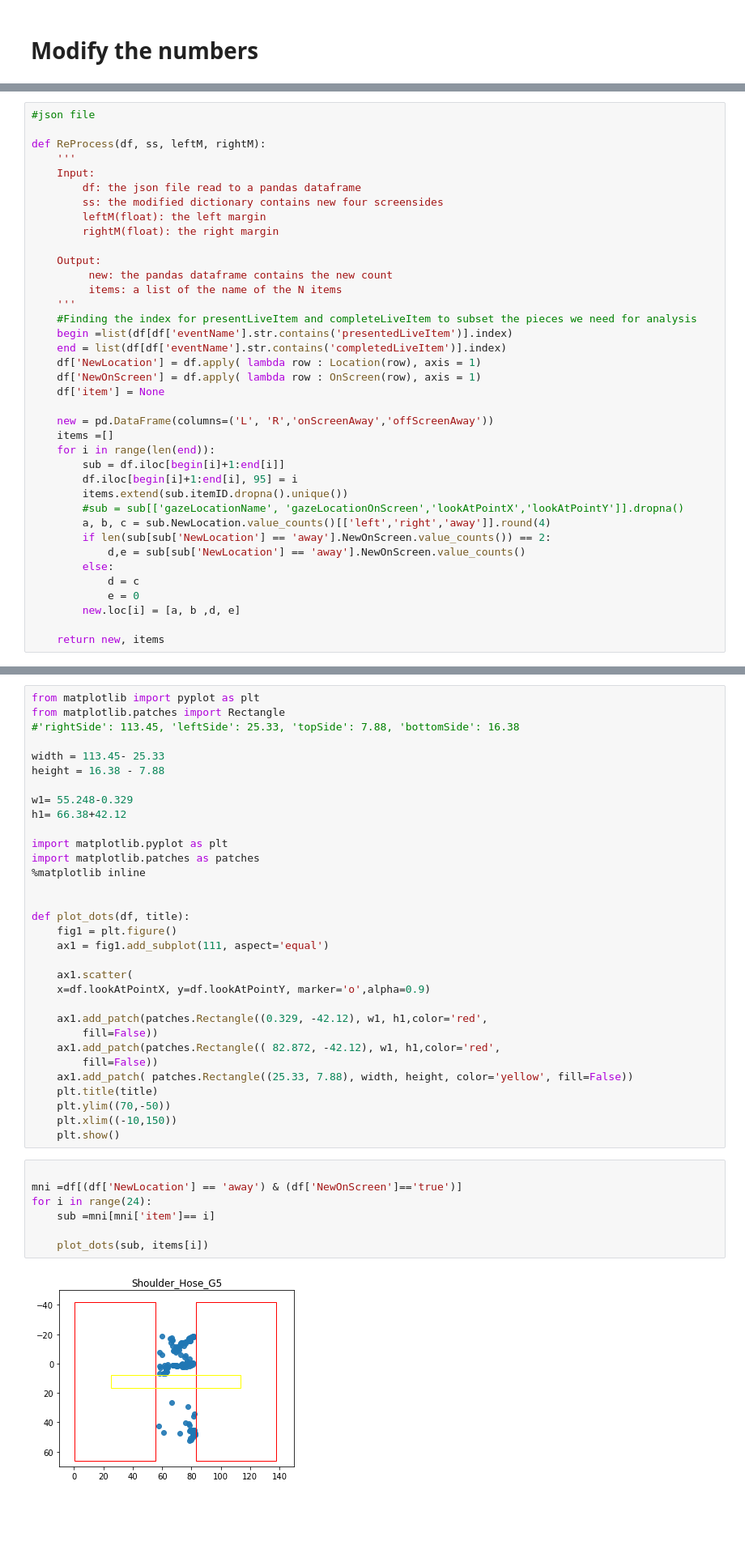
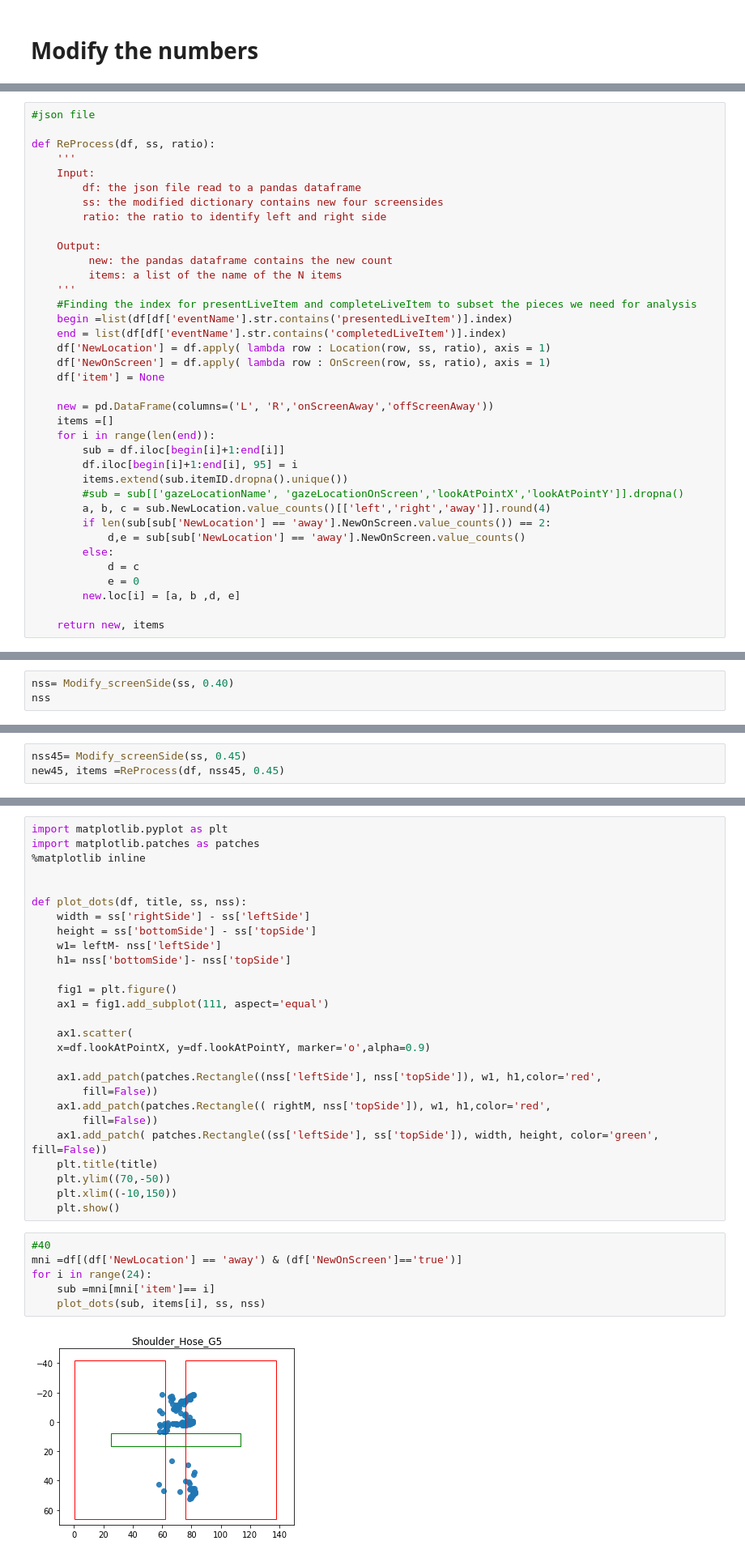
Before and after one commit to tianchu-shu/NWMSS, a Jupyter notebook: gaze.ipynb, the cells around one changed output, grey strips where cells are left out. Shown at 81% size. Cells and saved outputs as stored; diff of their text form; blank space fills up the shorter version.

```diff
--- a/gaze.ipynb
+++ b/gaze.ipynb
@@ -334,13 +330,12 @@ ss
 # %%
 #json file
 
-def ReProcess(df, ss, leftM, rightM):
+def ReProcess(df, ss, ratio):
     '''
     Input:
         df: the json file read to a pandas dataframe
         ss: the modified dictionary contains new four screensides
-        leftM(float): the left margin
-        rightM(float): the right margin
+        ratio: the ratio to identify left and right side
 
     Output:
          new: the pandas dataframe contains the new count
@@ -349,8 +344,8 @@ def ReProcess(df, ss, leftM, rightM):
     #Finding the index for presentLiveItem and completeLiveItem to subset the pieces we need for analysis
     begin =list(df[df['eventName'].str.contains('presentedLiveItem')].index)
     end = list(df[df['eventName'].str.contains('completedLiveItem')].index)
-    df['NewLocation'] = df.apply( lambda row : Location(row), axis = 1)
-    df['NewOnScreen'] = df.apply( lambda row : OnScreen(row), axis = 1)
+    df['NewLocation'] = df.apply( lambda row : Location(row, ss, ratio), axis = 1)
+    df['NewOnScreen'] = df.apply( lambda row : OnScreen(row, ss, ratio), axis = 1)
     df['item'] = None
 
     new = pd.DataFrame(columns=('L', 'R','onScreenAway','offScreenAway'))
@@ -417,0 +367,3 @@ newobs
+# %%
+nss= Modify_screenSide(ss, 0.40)
+nss
@@ -417,0 +383,3 @@ newobs
+# %%
+nss45= Modify_screenSide(ss, 0.45)
+new45, items =ReProcess(df, nss45, 0.45)
@@ -430,41 +452,35 @@ df.head()
 # %%
-from matplotlib import pyplot as plt
-from matplotlib.patches import Rectangle
-#'rightSide': 113.45, 'leftSide': 25.33, 'topSide': 7.88, 'bottomSide': 16.38
-
-width = 113.45- 25.33
-height = 16.38 - 7.88
-
-w1= 55.248-0.329
-h1= 66.38+42.12
-
 import matplotlib.pyplot as plt
 import matplotlib.patches as patches
 %matplotlib inline
 
 
-def plot_dots(df, title):
+def plot_dots(df, title, ss, nss):
+    width = ss['rightSide'] - ss['leftSide']
+    height = ss['bottomSide'] - ss['topSide']
+    w1= leftM- nss['leftSide']
+    h1= nss['bottomSide']- nss['topSide']
+
     fig1 = plt.figure()
     ax1 = fig1.add_subplot(111, aspect='equal')
 
     ax1.scatter(
     x=df.lookAtPointX, y=df.lookAtPointY, marker='o',alpha=0.9)
 
-    ax1.add_patch(patches.Rectangle((0.329, -42.12), w1, h1,color='red',
+    ax1.add_patch(patches.Rectangle((nss['leftSide'], nss['topSide']), w1, h1,color='red',
         fill=False))
-    ax1.add_patch(patches.Rectangle(( 82.872, -42.12), w1, h1,color='red',
+    ax1.add_patch(patches.Rectangle(( rightM, nss['topSide']), w1, h1,color='red',
         fill=False))
-    ax1.add_patch( patches.Rectangle((25.33, 7.88), width, height, color='yellow', fill=False))
+    ax1.add_patch( patches.Rectangle((ss['leftSide'], ss['topSide']), width, height, color='green', fill=False))
     plt.title(title)
     plt.ylim((70,-50))
     plt.xlim((-10,150))
     plt.show()
 # %%
-
+#40
 mni =df[(df['NewLocation'] == 'away') & (df['NewOnScreen']=='true')]
 for i in range(24):
     sub =mni[mni['item']== i]
-
-    plot_dots(sub, items[i])
+    plot_dots(sub, items[i], ss, nss)
 # %% [output]
-[figure, old version]
+[figure, new version]
```
Also changed, not shown: parts of 25 cells of this notebook.
